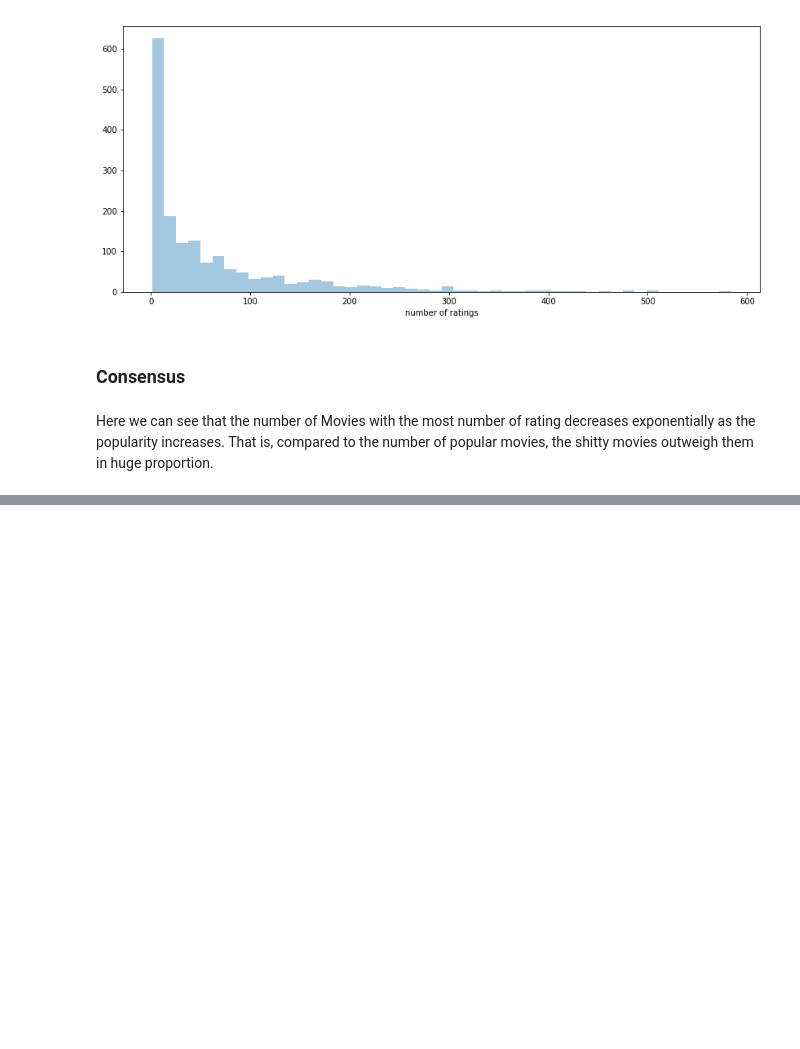
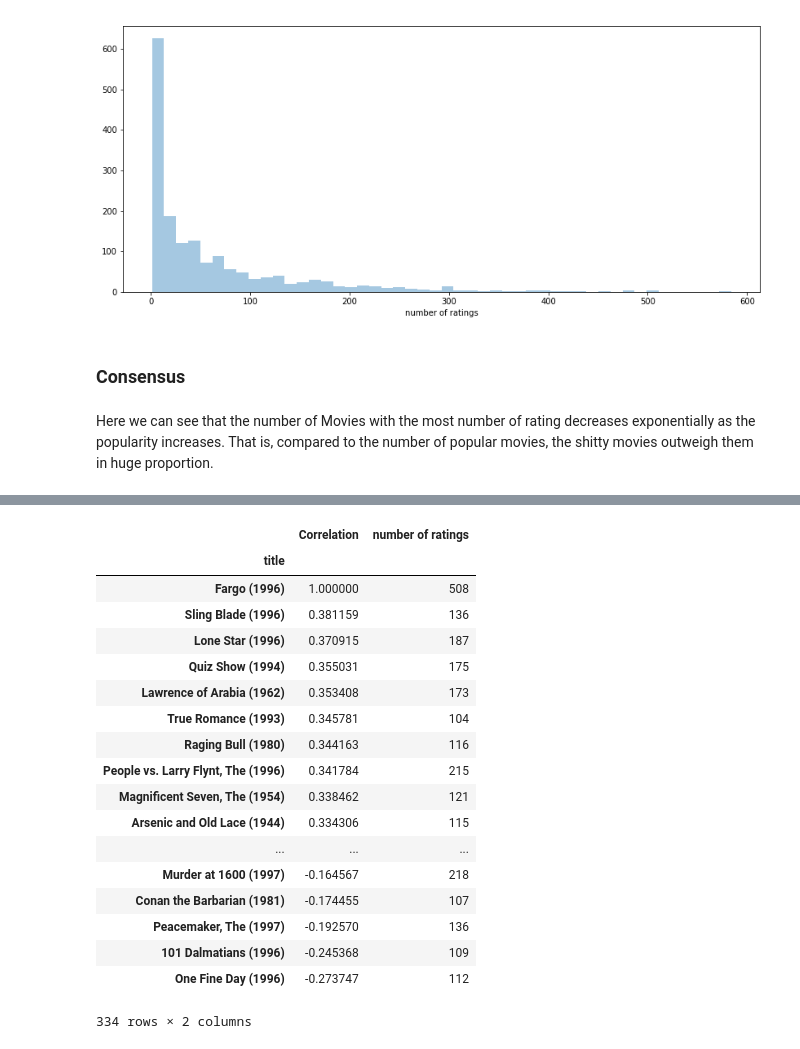
Before and after one commit to guyandtheworld/Exploratory-Analysis, a Jupyter notebook: Recommender System on a pre-2000 Movie Dataset.ipynb, the cells around one changed output, grey strips where cells are left out. Saved outputs shown, nothing was run; the diff lists cells and outputs as text; code cells hidden in the pictures; blank space fills up the shorter version.

```diff
--- a/Recommender System on a pre-2000 Movie Dataset.ipynb
+++ b/Recommender System on a pre-2000 Movie Dataset.ipynb
@@ -144,0 +204,2 @@ Here we can see that the number of Movies with the most number of rating decreas
+# %%
+fargo_ratings = moviemat['Fargo (1996)']
@@ -144,0 +218,3 @@ Here we can see that the number of Movies with the most number of rating decreas
+# %%
+corr_fargo = moviemat.corrwith(fargo_ratings)
+corr_toystory = moviemat.corrwith(toystory_ratings)
@@ -144,0 +223,3 @@ Here we can see that the number of Movies with the most number of rating decreas
+# %%
+corr_fargo = pd.DataFrame(corr_fargo, columns=['Correlation'])
+corr_fargo.dropna(inplace=True)
@@ -144,0 +246,24 @@ Here we can see that the number of Movies with the most number of rating decreas
+# %%
+corr_fargo = corr_fargo.join(ratings['number of ratings'])
+# %%
+corr_fargo[corr_fargo['number of ratings'] > 100].sort_values('Correlation', ascending=False)
+# %% [output]
+|  | Correlation | number of ratings |
+| title |  |  |
+| Fargo (1996) | 1.000000 | 508 |
+| Sling Blade (1996) | 0.381159 | 136 |
+| Lone Star (1996) | 0.370915 | 187 |
+| Quiz Show (1994) | 0.355031 | 175 |
+| Lawrence of Arabia (1962) | 0.353408 | 173 |
+| True Romance (1993) | 0.345781 | 104 |
+| Raging Bull (1980) | 0.344163 | 116 |
+| People vs. Larry Flynt, The (1996) | 0.341784 | 215 |
+| Magnificent Seven, The (1954) | 0.338462 | 121 |
+| Arsenic and Old Lace (1944) | 0.334306 | 115 |
+| ... | ... | ... |
+| Murder at 1600 (1997) | -0.164567 | 218 |
+| Conan the Barbarian (1981) | -0.174455 | 107 |
+| Peacemaker, The (1997) | -0.192570 | 136 |
+| 101 Dalmatians (1996) | -0.245368 | 109 |
+| One Fine Day (1996) | -0.273747 | 112 |
+334 rows × 2 columns
```
Also changed, not shown: parts of 13 cells of this notebook.
